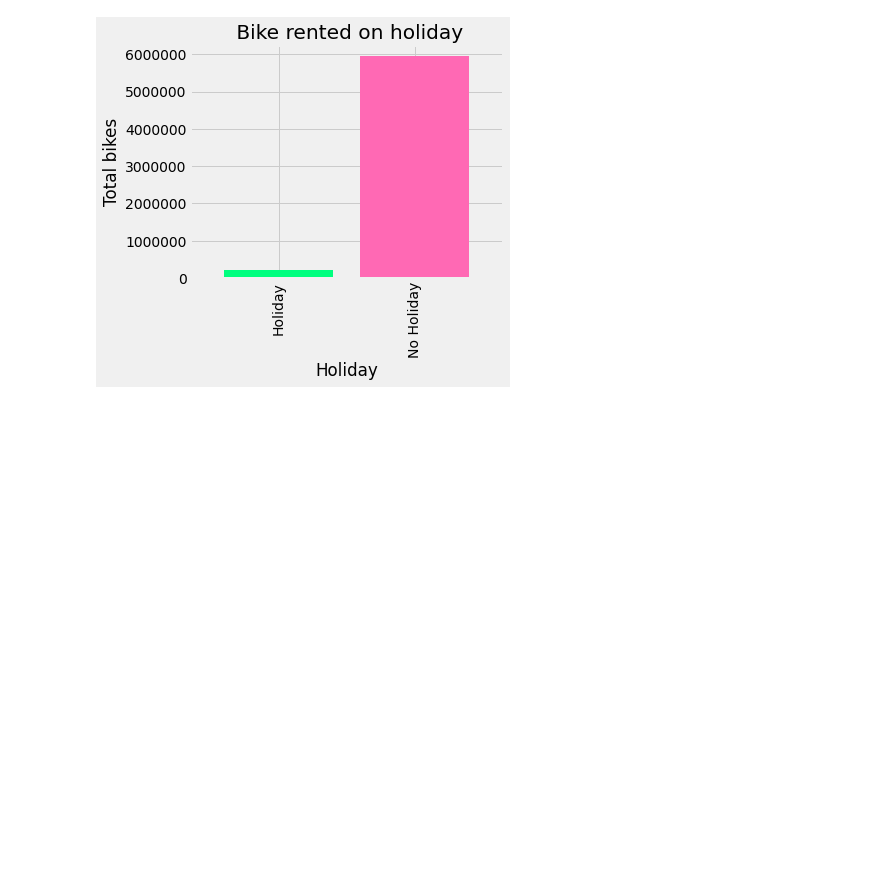
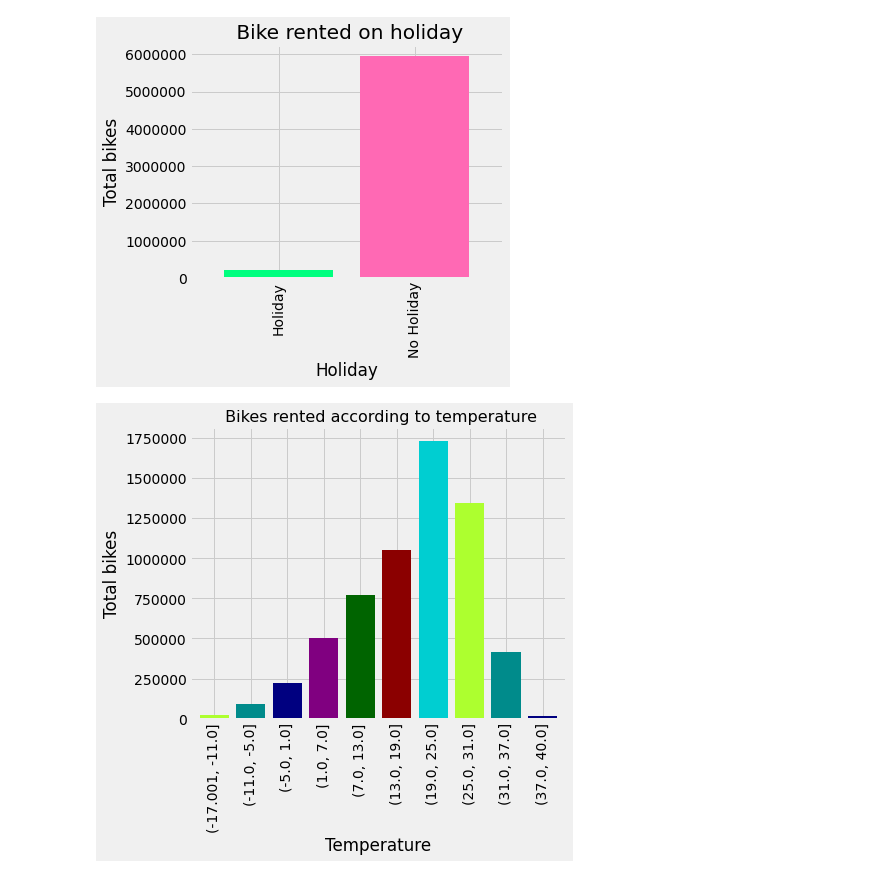
Before and after one commit to AYUSH-SHARMA25/BIKE-SHARING-DEMAND-PREDICTION-CAPSTONE-PROJECT, a Jupyter notebook: FINAL_COLAB_NOTEBOOK_Capstone_Project.ipynb, the cells around one changed output. Drawn from its saved outputs; the diff is of its cells as text; code cells hidden in the pictures; blank space fills up the shorter version.

```diff
--- a/FINAL_COLAB_NOTEBOOK_Capstone_Project.ipynb
+++ b/FINAL_COLAB_NOTEBOOK_Capstone_Project.ipynb
@@ -150,3 +150,17 @@ plt.ylabel('Total bikes')
 plt.ticklabel_format( style='plain',axis ='y')
 # %% [output]
 [figure]
+# %%
+# let's Bikes rented according to temperature
+bins = [-17,-11,-5,1,7,13,19,25,31,37,40]
+temperature_wise = df.groupby(pd.cut(df['Temperature(°C)'], bins=bins,include_lowest=True))['Rented Bike Count'].sum()
+plt.style.use('fivethirtyeight')
+plt.figure(figsize=(6,5))
+color = ['greenyellow','darkcyan','navy','purple','darkgreen','darkred','darkturquoise']
+temperature_wise.plot(kind='bar',color = color,width = 0.80)
+plt.title(' Bikes rented according to temperature',fontsize = 16)
+plt.ylabel('Total bikes')
+plt.xlabel('Temperature')
+plt.ticklabel_format( style='plain',axis ='y')
+# %% [output]
+[figure, added]
```
Also changed, not shown: parts of 8 cells of this notebook.
